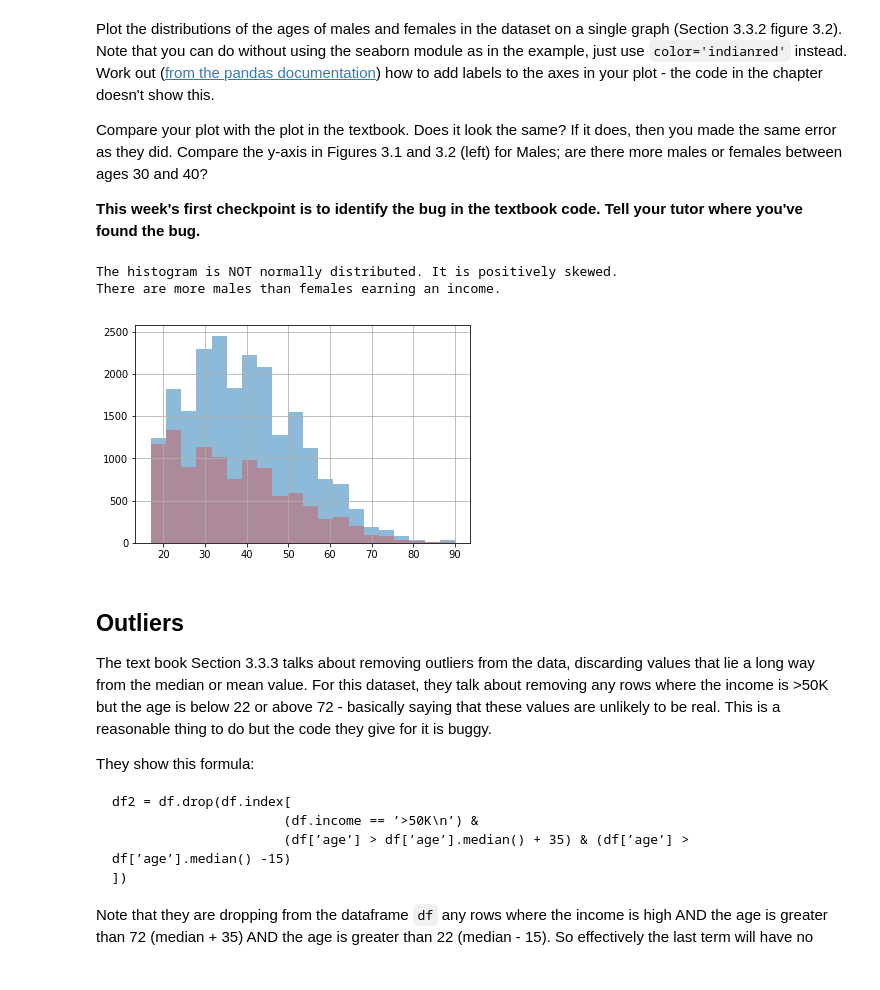
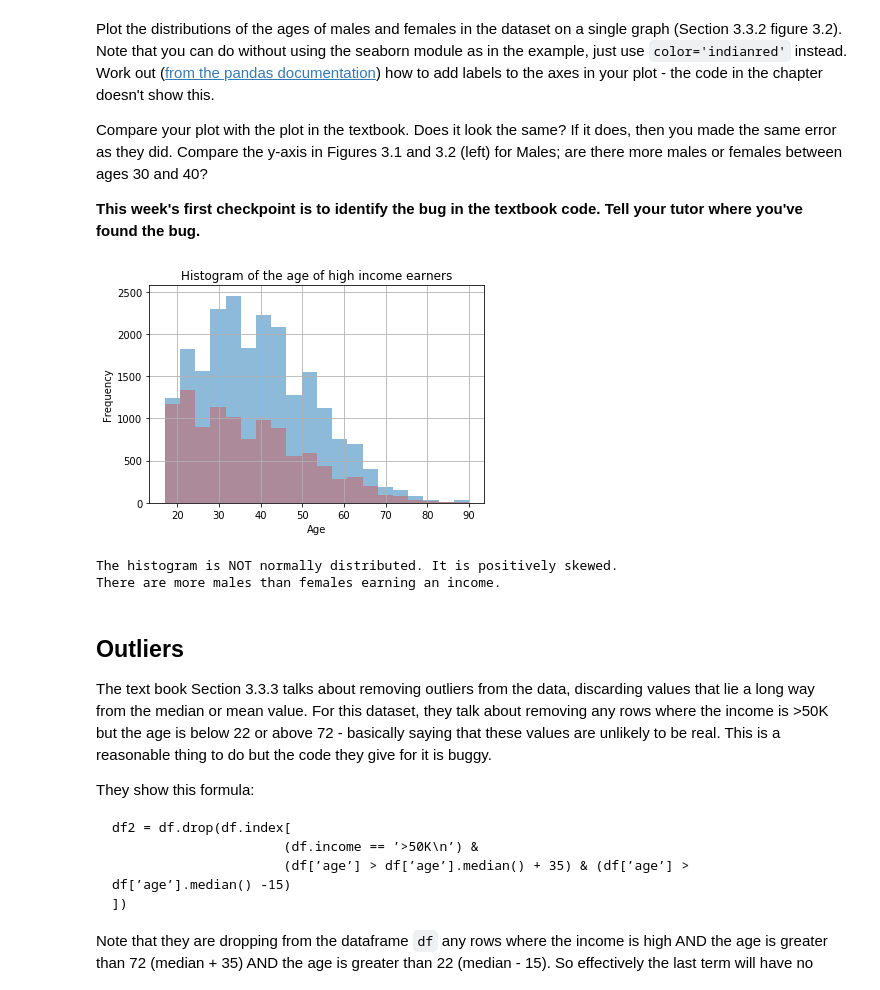
Before and after one commit to N-2-O/COMP2200-practical-workshops-N-2-O, a Jupyter notebook: Workshop Week 3.ipynb, the cells around one changed output. Saved outputs shown, nothing was run; the diff lists cells and outputs as text; code cells hidden in the pictures.

```diff
--- a/Workshop Week 3.ipynb
+++ b/Workshop Week 3.ipynb
@@ -163,17 +164,19 @@ Compare your plot with the plot in the textbook.  Does it look the same? If it d
 # %%
 males_age = males['age']
 females_age = females['age']
 males_age.hist(density = 0, histtype = 'stepfilled', alpha = 0.5, bins = 20)
 females_age.hist(density = 0, histtype = 'stepfilled', alpha = 0.5, color = 'indianred', bins = 20)
-#males_age.set_xlabel("Age")
-#males_age.set_ylabel("Frequency")
+plt.xlabel('Age')
+plt.ylabel('Frequency')
+plt.title('Histogram of the age of high income earners')
+plt.show()
 # your code here
 print("The histogram is NOT normally distributed. It is positively skewed.")
 print("There are more males than females earning an income. ")
 # %% [output]
+[figure, new version]
 The histogram is NOT normally distributed. It is positively skewed.
 There are more males than females earning an income.
-[figure, old version]
 # %% [markdown]
 ## Outliers
 
```
Also changed, not shown: parts of 7 cells of this notebook.
